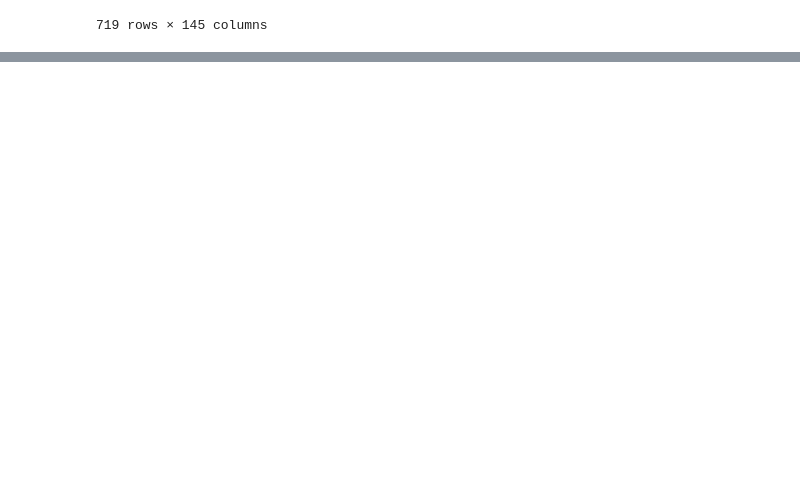
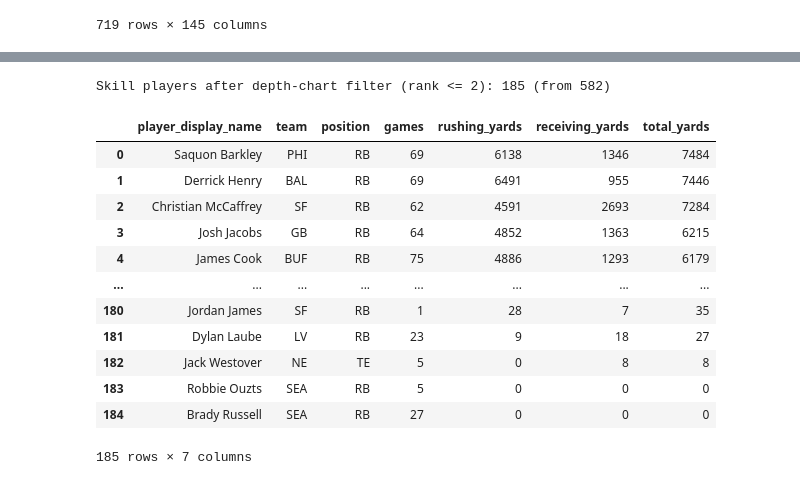
Before and after one commit to broverlord93/about, a Jupyter notebook: nfl_analyzer/src/nfl_analyzer/draft_analysis.ipynb, the cells around one changed output, grey strips where cells are left out. Drawn from its saved outputs; the diff is of its cells as text; code cells hidden in the pictures; blank space fills up the shorter version.

Commit message:
Filter out backup quarterbacks, and skill position players lower than depth 2

```diff
--- a/nfl_analyzer/src/nfl_analyzer/draft_analysis.ipynb
+++ b/nfl_analyzer/src/nfl_analyzer/draft_analysis.ipynb
@@ -15,6 +15,8 @@ from nfl_analyzer.filters import (
     exclude_incoming_rookies,
     exclude_significant_injury,
     filter_draftable_positions,
+    skill_depth_ids,
+    starting_qb_ids,
 )
 
 
@@ -98,6 +100,12 @@ print(
     f"(from {before} weekly rows)",
 )
 print("Remaining positions:\n", player_stats["position"].value_counts())
+
+depth_charts = nfl.load_depth_charts(latest_loaded_season).to_pandas()
+starter_qbs = starting_qb_ids(depth_charts)
+skill_depth = skill_depth_ids(depth_charts)
+print(f"Depth-chart QB starters: {len(starter_qbs)}")
+print(f"Depth-chart skill players (rank <= 2): {len(skill_depth)}")
 # %% [output]
 Skipping 2026: Failed to download https://github.com/nflverse/nflverse-data/releases/download/stats_team/stats_team_week_2026.parquet: 404 Client Error: Not Found for url: https://github.com/nflverse/ ...
 Loaded seasons: [2022, 2023, 2024, 2025]
@@ -150,0 +238,46 @@ player_stats
+# %%
+skill_rankings = player_stats.loc[
+    player_stats["position"].isin(["RB", "WR", "TE", "FB"])
+].copy()
+before = len(skill_rankings)
+skill_rankings = skill_rankings[
+    skill_rankings["player_id"].astype(str).isin(skill_depth)
+].copy()
+print(
+    f"Skill players after depth-chart filter (rank <= 2): "
+    f"{len(skill_rankings)} (from {before})"
+)
+skill_rankings["total_yards"] = (
+    skill_rankings["rushing_yards"].fillna(0)
+    + skill_rankings["receiving_yards"].fillna(0)
+)
+skill_rankings = (
+    skill_rankings.sort_values("total_yards", ascending=False)[
+        [
+            "player_display_name",
+            "team",
+            "position",
+            "games",
+            "rushing_yards",
+            "receiving_yards",
+            "total_yards",
+        ]
+    ]
+    .reset_index(drop=True)
+)
+skill_rankings
+# %% [output]
+Skill players after depth-chart filter (rank <= 2): 185 (from 582)
+|  | player_display_name | team | position | games | rushing_yards | receiving_yards | total_yards |
+| 0 | Saquon Barkley | PHI | RB | 69 | 6138 | 1346 | 7484 |
+| 1 | Derrick Henry | BAL | RB | 69 | 6491 | 955 | 7446 |
+| 2 | Christian McCaffrey | SF | RB | 62 | 4591 | 2693 | 7284 |
+| 3 | Josh Jacobs | GB | RB | 64 | 4852 | 1363 | 6215 |
+| 4 | James Cook | BUF | RB | 75 | 4886 | 1293 | 6179 |
+| ... | ... | ... | ... | ... | ... | ... | ... |
+| 180 | Jordan James | SF | RB | 1 | 28 | 7 | 35 |
+| 181 | Dylan Laube | LV | RB | 23 | 9 | 18 | 27 |
+| 182 | Jack Westover | NE | TE | 5 | 0 | 8 | 8 |
+| 183 | Robbie Ouzts | SEA | RB | 5 | 0 | 0 | 0 |
+| 184 | Brady Russell | SEA | RB | 27 | 0 | 0 | 0 |
+185 rows × 7 columns
```
Also changed, not shown: parts of 3 cells of this notebook, 1 other file.
